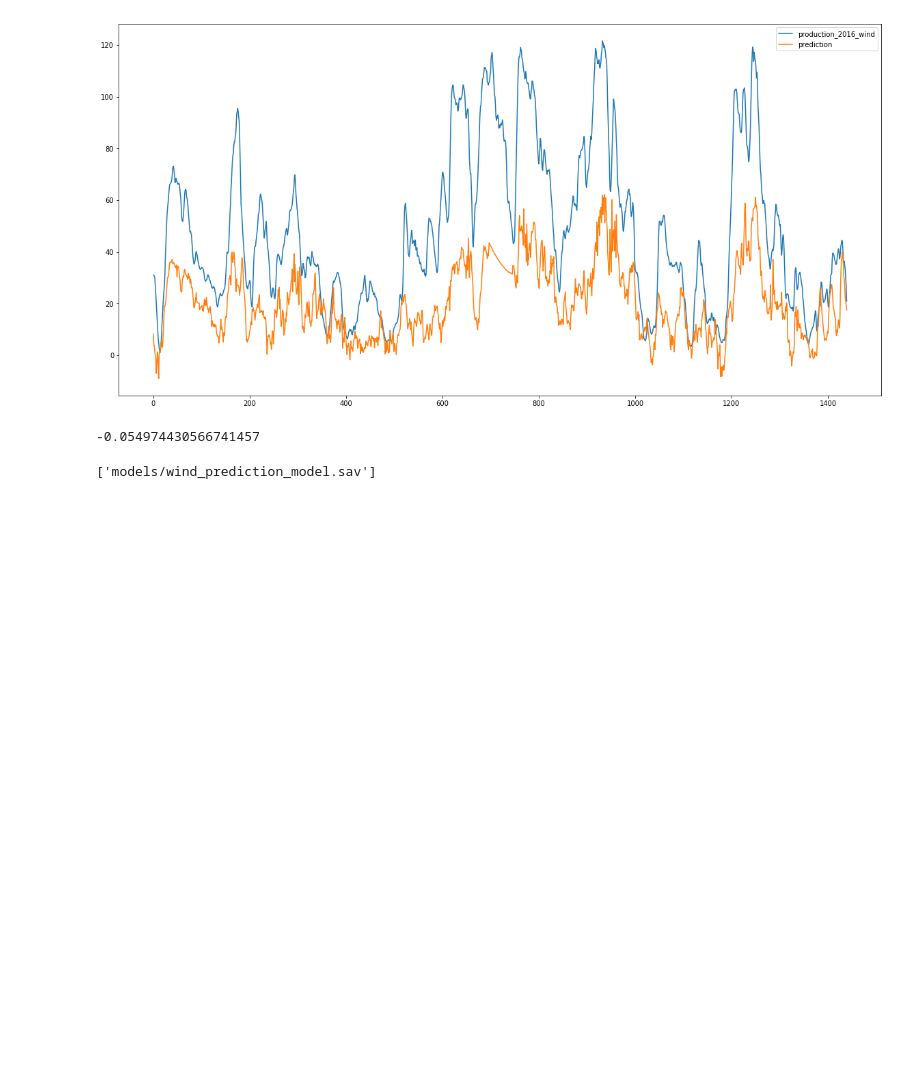
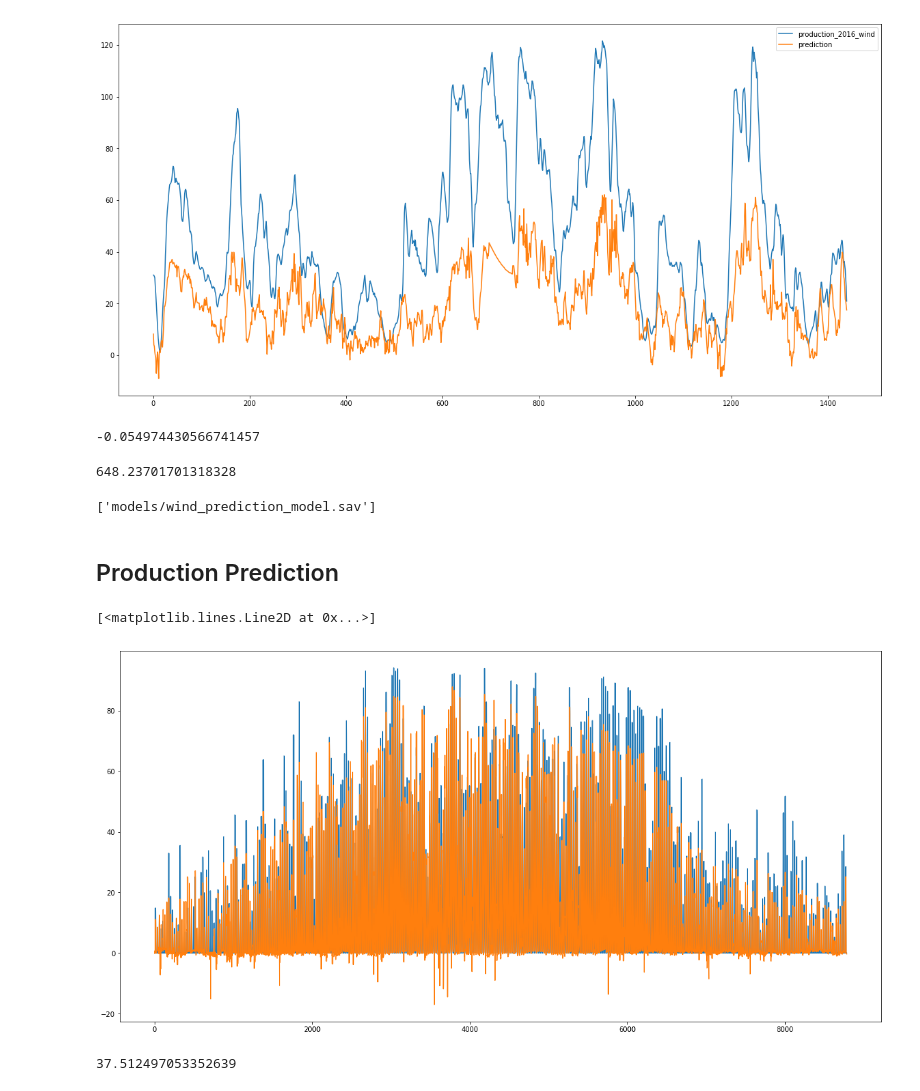
Before and after one commit to peveloper/hackenergy, a Jupyter notebook: Energy Production Prediction.ipynb, the cells around one changed output. Cells and saved outputs as stored; diff of their text form; code cells hidden in the pictures; blank space fills up the shorter version.

Commit message:
naive optimization test

```diff
--- a/Energy Production Prediction.ipynb
+++ b/Energy Production Prediction.ipynb
@@ -105,6 +128,10 @@ plt.legend()
 regr.score(x_test[1:], y_test)
 # %% [output]
 -0.054974430566741457
+# %%
+mean_squared_error(y_test, wind_pred[:-1])
+# %% [output]
+648.23701701318328
 # %%
 out = energy_test[['windprod']].reset_index()
 out['wind_prediction'] = wind_pred[1:]
@@ -113,3 +140,40 @@ out.to_csv('prediction/wind.csv', index=None)
 joblib.dump(regr, 'models/wind_prediction_model.sav')
 # %% [output]
 ['models/wind_prediction_model.sav']
+# %% [markdown]
+## Production Prediction
+# %%
+# Split the data into training/testing sets
+x_train = np.array(pd.concat([weather_m_train[['global_rad','wind_speed_10m','precip_1h','t_2m']],
+                              weather_b_train[['global_rad','wind_speed_10m','precip_1h', 't_2m']],
+                              weather_d_train[['global_rad','wind_speed_10m','precip_1h', 't_2m']],
+                              ], axis=1))
+
+x_test = np.array(pd.concat([weather_m_test[['global_rad','wind_speed_10m','precip_1h', 't_2m']],
+                             weather_b_test[['global_rad','wind_speed_10m','precip_1h', 't_2m']],
+                              weather_d_test[['global_rad','wind_speed_10m','precip_1h', 't_2m']]
+                            ], axis=1))
+
+# Split the targets into training/testing sets
+y_train = np.array(energy_train[['solarprod','windprod']])#.reshape(-1,1)
+y_test = np.array(energy_test[['solarprod','windprod']])#.reshape(-1,1)
+
+# Create linear regression object
+regr = linear_model.LinearRegression()
+
+# Train the model using the training sets
+regr.fit(x_train, y_train)
+
+# Wind Prediction
+production_pred = regr.predict(x_test)
+# %%
+plt.figure(figsize=(20,10))
+plt.plot(y_test[:, 0], label='solar')
+plt.plot(production_pred[:,0], label='solar_pred')
+# %% [output]
+[<matplotlib.lines.Line2D at 0x...>]
+[figure, added]
+# %%
+mean_squared_error(y_test[:,0], production_pred[:-1,0])
+# %% [output]
+37.512497053352639
```
Also changed, not shown: parts of 7 cells of this notebook, 2 other files.
